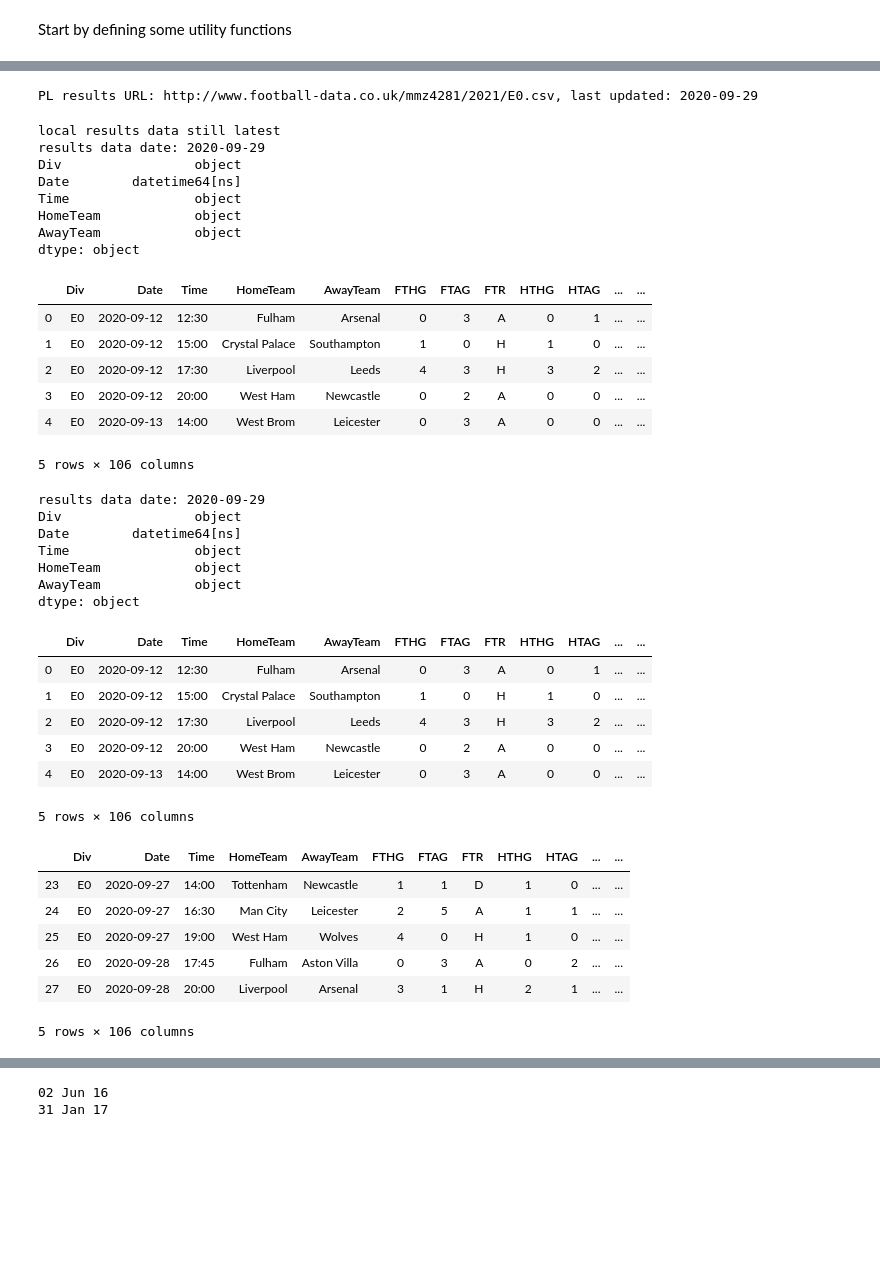
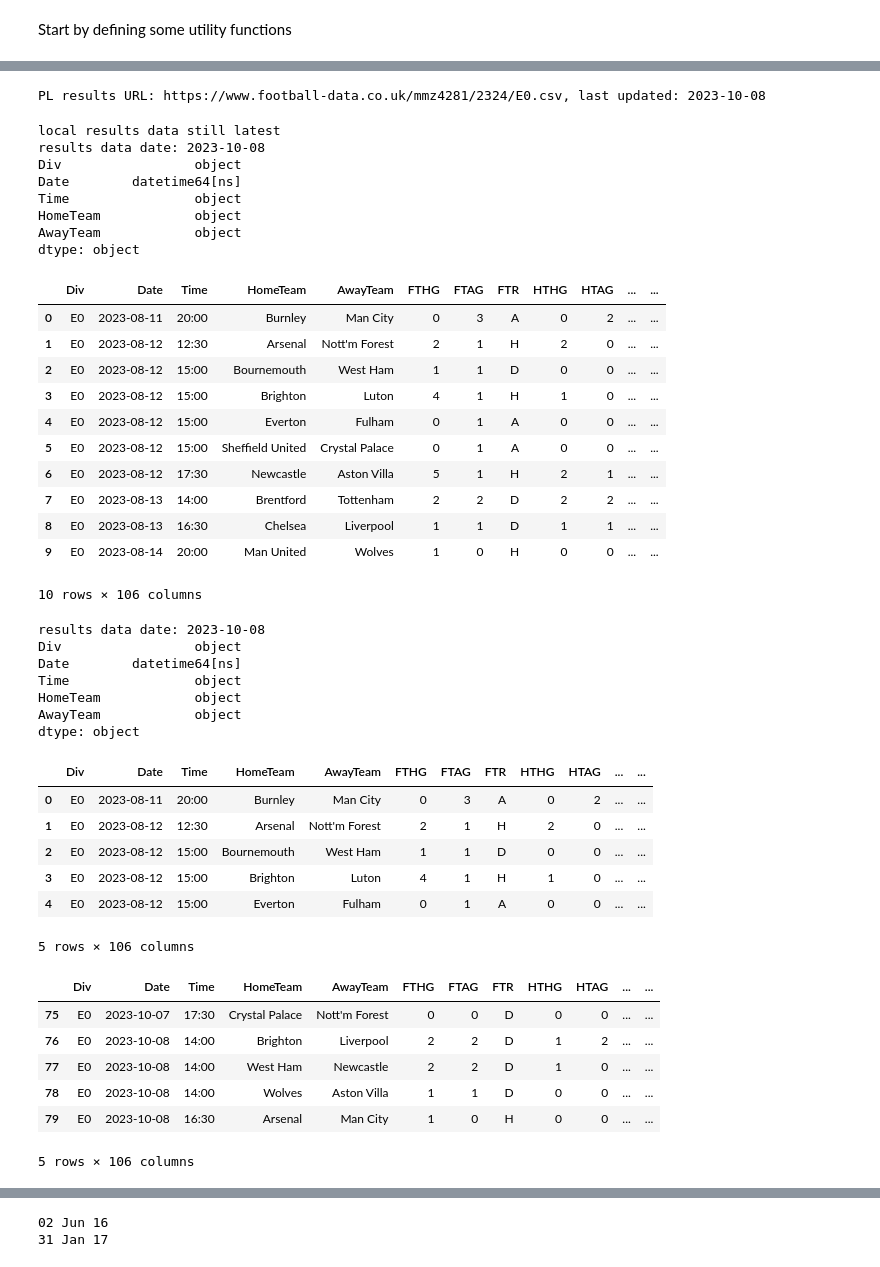
Before and after one commit to terrydolan/premrpi, a Jupyter notebook: premrpi.ipynb, the cells around one changed output, grey strips where cells are left out. Cells and saved outputs as stored; diff of their text form; code cells hidden in the pictures; blank space fills up the shorter version.

```diff
--- a/premrpi.ipynb
+++ b/premrpi.ipynb
@@ -53,35 +82,47 @@ Start by defining some utility functions
 # %%
+# Update 9th Oct 2023: use latest version from premrpi_app.py to fix run-time issue
 def get_pl_master_data():
     """Return url of latest premier league results file and the date the file was last updated.
 
     Data source is www.football-data.co.uk.
     Format of returned date is "%Y-%m-%d" (the pandas default).
+
     """
+
     # scrape the data from football-data website
-    URL_FD_ROOT = 'http://www.football-data.co.uk/'
+    URL_FD_ROOT = 'https://www.football-data.co.uk/'
     ENGLAND_LOCATION = 'englandm.php'
+    PL_URL = URL_FD_ROOT + ENGLAND_LOCATION
     PL_TEXT = 'Premier League'
+
     with requests.Session() as session:
-        response = session.get(URL_FD_ROOT + ENGLAND_LOCATION)
+        response = session.get(PL_URL)
         soup = BeautifulSoup(response.content, 'lxml')
 
         # scrape last updated date
         last_updated_tag = soup.find_all('i')[0]
-        last_updated_date = last_updated_tag.text.split('Last updated: \t')[1]
-        # set date format to be same as pandas default
-        last_updated_date = dt.datetime.strptime(last_updated_date, '%d/%m/%y').strftime('%Y-%m-%d')
+        # logger.debug(f"last_updated_tag text is: '{last_updated_tag.text}' on website: {PL_URL}")
+        if 'Last updated:' in last_updated_tag.text:
+            last_updated_date = last_updated_tag.text.split()[2]
+            # set date format to be same as pandas default
+            last_updated_date = dt.datetime.strptime(last_updated_date, '%d/%m/%y').strftime('%Y-%m-%d')
+        else:
+            logger.error(
+                f"Unexpected error parsing the last updated date at {PL_URL}, "
+                f"could not find 'Last updated' string in last_updated_tag")
+            raise ValueError(f"Unexpected error parsing the last updated date at {PL_URL}")
 
         # scrape url of premier league results file
         latest_pl_results_file_tag = soup.findAll('a', href=True, text=PL_TEXT)[0]['href']
         url_latest_pl_results_file = URL_FD_ROOT + latest_pl_results_file_tag
 
-    return(url_latest_pl_results_file, last_updated_date)
+    return url_latest_pl_results_file, last_updated_date
 # %%
 # check current latest
 url_latest_pl_results_file, last_updated_date = get_pl_master_data()
 print(f"PL results URL: {url_latest_pl_results_file}, last updated: {last_updated_date}")
 # %% [output]
-PL results URL: http://www.football-data.co.uk/mmz4281/2021/E0.csv, last updated: 2020-09-29
+PL results URL: https://www.football-data.co.uk/mmz4281/2324/E0.csv, last updated: 2023-10-08
 # %%
     def get_pl_results_dataframe(update_cache=False):
         """Return latest premier league results as a dataframe and the date of the results data.
@@ -126,25 +167,30 @@ PL results URL: http://www.football-data.co.uk/mmz4281/2021/E0.csv, last updated
 # %%
 # check results
 df_results, results_date = get_pl_results_dataframe()
 print(f"results data date: {results_date}")
 print(df_results.dtypes.head())
-df_results.head()
+df_results.head(10)
 # %% [output]
 local results data still latest
-results data date: 2020-09-29
+results data date: 2023-10-08
 Div                 object
 Date        datetime64[ns]
 Time                object
 HomeTeam            object
 AwayTeam            object
 dtype: object
 |  | Div | Date | Time | HomeTeam | AwayTeam | FTHG | FTAG | FTR | HTHG | HTAG | ... | ... |
-| 0 | E0 | 2020-09-12 | 12:30 | Fulham | Arsenal | 0 | 3 | A | 0 | 1 | ... | ... |
-| 1 | E0 | 2020-09-12 | 15:00 | Crystal Palace | Southampton | 1 | 0 | H | 1 | 0 | ... | ... |
-| 2 | E0 | 2020-09-12 | 17:30 | Liverpool | Leeds | 4 | 3 | H | 3 | 2 | ... | ... |
-| 3 | E0 | 2020-09-12 | 20:00 | West Ham | Newcastle | 0 | 2 | A | 0 | 0 | ... | ... |
-| 4 | E0 | 2020-09-13 | 14:00 | West Brom | Leicester | 0 | 3 | A | 0 | 0 | ... | ... |
+| 0 | E0 | 2023-08-11 | 20:00 | Burnley | Man City | 0 | 3 | A | 0 | 2 | ... | ... |
+| 1 | E0 | 2023-08-12 | 12:30 | Arsenal | Nott'm Forest | 2 | 1 | H | 2 | 0 | ... | ... |
+| 2 | E0 | 2023-08-12 | 15:00 | Bournemouth | West Ham | 1 | 1 | D | 0 | 0 | ... | ... |
+| 3 | E0 | 2023-08-12 | 15:00 | Brighton | Luton | 4 | 1 | H | 1 | 0 | ... | ... |
+| 4 | E0 | 2023-08-12 | 15:00 | Everton | Fulham | 0 | 1 | A | 0 | 0 | ... | ... |
+| 5 | E0 | 2023-08-12 | 15:00 | Sheffield United | Crystal Palace | 0 | 1 | A | 0 | 0 | ... | ... |
+| 6 | E0 | 2023-08-12 | 17:30 | Newcastle | Aston Villa | 5 | 1 | H | 2 | 1 | ... | ... |
+| 7 | E0 | 2023-08-13 | 14:00 | Brentford | Tottenham | 2 | 2 | D | 2 | 2 | ... | ... |
+| 8 | E0 | 2023-08-13 | 16:30 | Chelsea | Liverpool | 1 | 1 | D | 1 | 1 | ... | ... |
+| 9 | E0 | 2023-08-14 | 20:00 | Man United | Wolves | 1 | 0 | H | 0 | 0 | ... | ... |
-5 rows × 106 columns
+10 rows × 106 columns
 # %%
 # check forced update to cache
 df_results, results_date = get_pl_results_dataframe(update_cache=True)
@@ -152,7 +198,7 @@ print(f"results data date: {results_date}")
 print(df_results.dtypes.head())
 df_results.head()
 # %% [output]
-results data date: 2020-09-29
+results data date: 2023-10-08
 Div                 object
 Date        datetime64[ns]
 Time                object
@@ -160,21 +206,21 @@ HomeTeam            object
 AwayTeam            object
 dtype: object
 |  | Div | Date | Time | HomeTeam | AwayTeam | FTHG | FTAG | FTR | HTHG | HTAG | ... | ... |
-| 0 | E0 | 2020-09-12 | 12:30 | Fulham | Arsenal | 0 | 3 | A | 0 | 1 | ... | ... |
-| 1 | E0 | 2020-09-12 | 15:00 | Crystal Palace | Southampton | 1 | 0 | H | 1 | 0 | ... | ... |
-| 2 | E0 | 2020-09-12 | 17:30 | Liverpool | Leeds | 4 | 3 | H | 3 | 2 | ... | ... |
-| 3 | E0 | 2020-09-12 | 20:00 | West Ham | Newcastle | 0 | 2 | A | 0 | 0 | ... | ... |
-| 4 | E0 | 2020-09-13 | 14:00 | West Brom | Leicester | 0 | 3 | A | 0 | 0 | ... | ... |
+| 0 | E0 | 2023-08-11 | 20:00 | Burnley | Man City | 0 | 3 | A | 0 | 2 | ... | ... |
+| 1 | E0 | 2023-08-12 | 12:30 | Arsenal | Nott'm Forest | 2 | 1 | H | 2 | 0 | ... | ... |
+| 2 | E0 | 2023-08-12 | 15:00 | Bournemouth | West Ham | 1 | 1 | D | 0 | 0 | ... | ... |
+| 3 | E0 | 2023-08-12 | 15:00 | Brighton | Luton | 4 | 1 | H | 1 | 0 | ... | ... |
+| 4 | E0 | 2023-08-12 | 15:00 | Everton | Fulham | 0 | 1 | A | 0 | 0 | ... | ... |
 5 rows × 106 columns
 # %%
 df_results.tail()
 # %% [output]
 |  | Div | Date | Time | HomeTeam | AwayTeam | FTHG | FTAG | FTR | HTHG | HTAG | ... | ... |
-| 23 | E0 | 2020-09-27 | 14:00 | Tottenham | Newcastle | 1 | 1 | D | 1 | 0 | ... | ... |
-| 24 | E0 | 2020-09-27 | 16:30 | Man City | Leicester | 2 | 5 | A | 1 | 1 | ... | ... |
-| 25 | E0 | 2020-09-27 | 19:00 | West Ham | Wolves | 4 | 0 | H | 1 | 0 | ... | ... |
-| 26 | E0 | 2020-09-28 | 17:45 | Fulham | Aston Villa | 0 | 3 | A | 0 | 2 | ... | ... |
-| 27 | E0 | 2020-09-28 | 20:00 | Liverpool | Arsenal | 3 | 1 | H | 2 | 1 | ... | ... |
+| 75 | E0 | 2023-10-07 | 17:30 | Crystal Palace | Nott'm Forest | 0 | 0 | D | 0 | 0 | ... | ... |
+| 76 | E0 | 2023-10-08 | 14:00 | Brighton | Liverpool | 2 | 2 | D | 1 | 2 | ... | ... |
+| 77 | E0 | 2023-10-08 | 14:00 | West Ham | Newcastle | 2 | 2 | D | 1 | 0 | ... | ... |
+| 78 | E0 | 2023-10-08 | 14:00 | Wolves | Aston Villa | 1 | 1 | D | 0 | 0 | ... | ... |
+| 79 | E0 | 2023-10-08 | 16:30 | Arsenal | Man City | 1 | 0 | H | 0 | 0 | ... | ... |
 5 rows × 106 columns
 # %%
 # check forced reload
```
Also changed, not shown: parts of 19 cells of this notebook, 7 other files.
